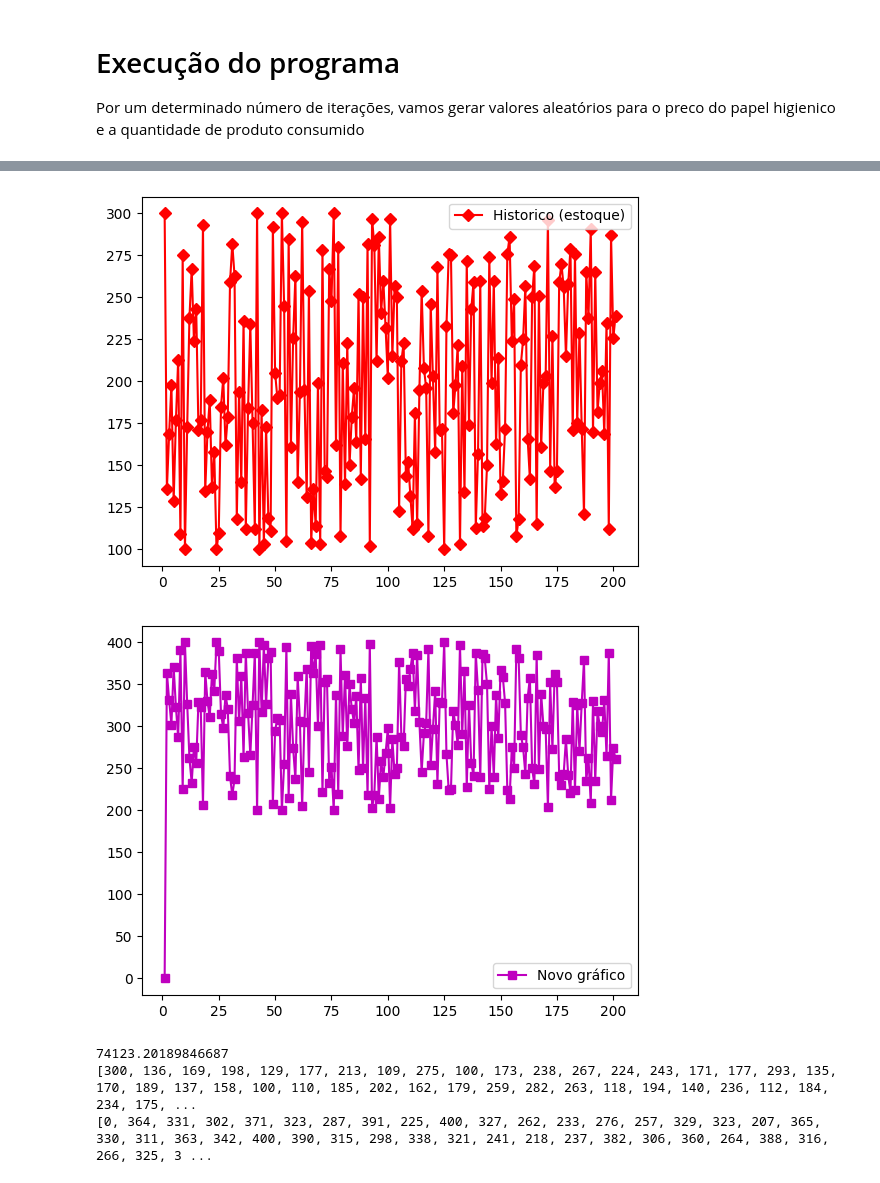
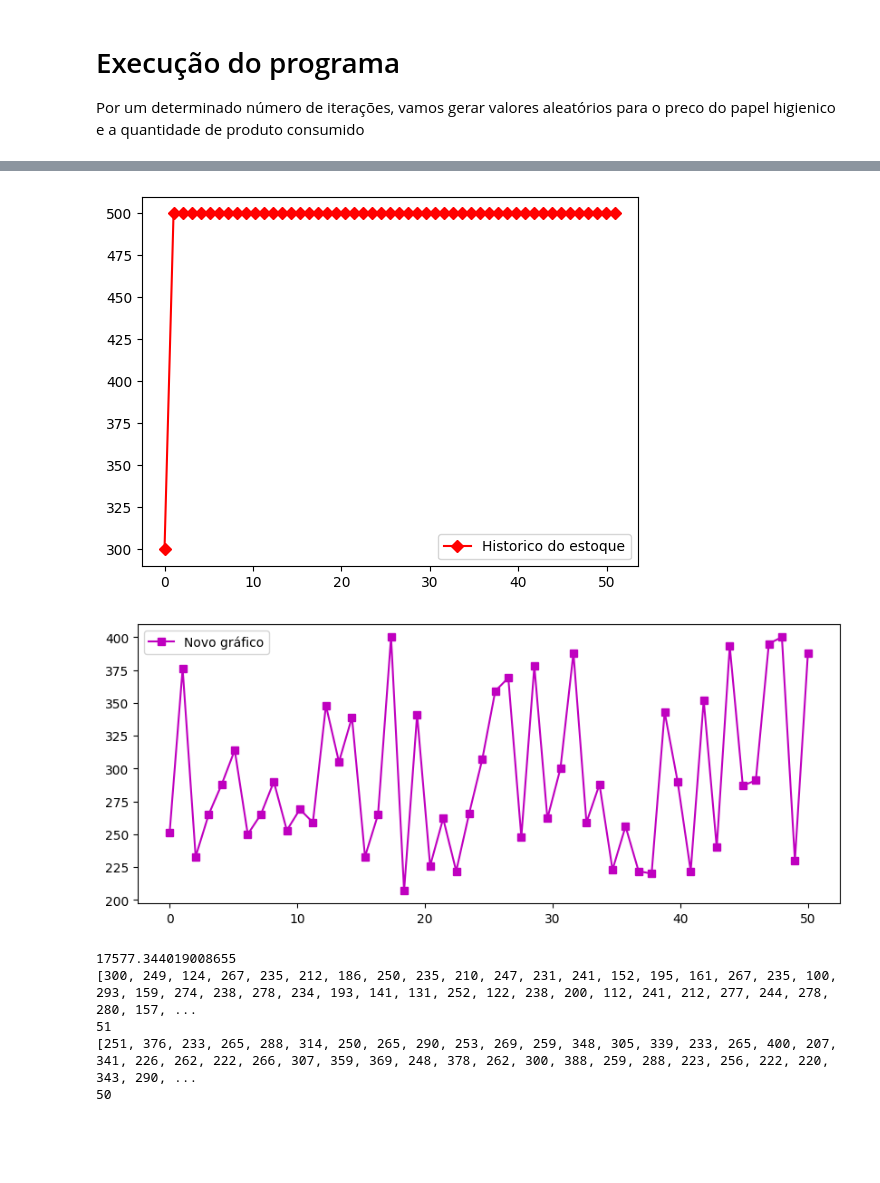
Before and after one commit to gusthcf/ia-ufop, a Jupyter notebook: Apresentacao-disciplina/Agentes-implementacao.ipynb, the cells around one changed output, grey strips where cells are left out. Drawn from its saved outputs; the diff is of its cells as text; code cells hidden in the pictures; blank space fills up the shorter version.

```diff
--- a/Apresentacao-disciplina/Agentes-implementacao.ipynb
+++ b/Apresentacao-disciplina/Agentes-implementacao.ipynb
@@ -33,8 +33,9 @@ class Ambiente():
     self.estoque=300 # Valor do estoque inicial
     self.historico_preco=[1.25]
     self.historico_estoque=[self.estoque]
-    self.historico_qtde_comprados=[0]
-    self.historico_consumo=[0]
+    self.historico_estoque_pos_compra=[self.estoque]
+    self.historico_qtde_comprados=[]
+    self.historico_consumo=[]
 
   def percebe_preco_atual(self):
     return self.historico_preco[len(self.historico_preco)-1]
@@ -49,6 +50,7 @@ class Ambiente():
        Essas informacoes serao utilizadas pelo agente para decidir a compra ou nao de produtos
     '''
     # Consumo realizado (valores gerados aleatoriamente)
+    self.historico_estoque_pos_compra.append(self.historico_estoque[len(self.historico_estoque)-1]+dic_acoes["comprar"])
     qtde_consumidos = randint(200,400) # recebe aleatoriamente valores entre 200 e 400 [start, end] - Intervalo fechado
     estoque_atual = self.historico_estoque[len(self.historico_estoque)-1] - qtde_consumidos + dic_acoes["comprar"]
     self.historico_estoque.append(estoque_atual)
@@ -91,8 +93,10 @@ class Agente():
       '''
       if self.estoque <= 0:
         break
-      elif self.estoque <= 500:
+      elif self.preco_atual <= (self.media * 0.8) or self.estoque <= 401:
         compra = 500 - self.estoque
+        if compra > 400:
+          compra = 400
       else:
         compra= 0
 
@@ -108,9 +112,12 @@ class Agente():
 # %%
 class Imprime():
   def imprime_resultado(agente):
-    historico_dias = np.linspace(1, agente.num_dias, agente.num_dias)
+    historico_dias = np.linspace(0, agente.num_dias-1, agente.num_dias-1)
+    historico_dias_estoque = np.linspace(0, agente.num_dias, agente.num_dias) # o estoque precisa ter 1 dia a mais
+
 
     # Primeira impressão: historico do preco
+    agente.ambiente.historico_preco.pop() # removendo o ultimo preco da lista, ja que ele nao vai ser utilizado
     plt.plot(historico_dias, agente.ambiente.historico_preco, 'bo-', label='Historico (preço)')
     plt.legend()
     plt.show()
@@ -123,18 +130,21 @@ class Imprime():
     plt.show()
 
     # Terceira impressão: historico do estoque
-    plt.plot(historico_dias, agente.ambiente.historico_estoque, 'rD-', label='Historico (estoque)')
+    plt.plot(historico_dias_estoque, agente.ambiente.historico_estoque_pos_compra, 'rD-', label='Historico do estoque')
     plt.legend()
     plt.show()
 
     # quarta impressão: historico do consumo
+    plt.figure(figsize=(10, 4))
     plt.plot(historico_dias,agente.ambiente.historico_consumo , 'ms-', label='Novo gráfico')
     plt.legend()
     plt.show()
 
     print(agente.total_gasto)
     print(agente.ambiente.historico_estoque)
+    print(len(agente.ambiente.historico_estoque))
     print(agente.ambiente.historico_consumo)
+    print(len(agente.ambiente.historico_consumo))
 # %% [markdown]
 # Execução do programa
 
@@ -142,7 +152,7 @@ Por um determinado número de iterações, vamos gerar valores aleatórios para
 # %%
 ambiente_atuacao = Ambiente()
 smart_house = Agente(ambiente_atuacao)
-smart_house.executa_agente(20)
+smart_house.executa_agente(50)
 
 
 Imprime.imprime_resultado(smart_house)
@@ -152,5 +162,7 @@ Imprime.imprime_resultado(smart_house)
-[figure, old version]
+[figure, new version]
-[figure, old version]
+[figure, new version]
-74123.20189846687
-[300, 136, 169, 198, 129, 177, 213, 109, 275, 100, 173, 238, 267, 224, 243, 171, 177, 293, 135, 170, 189, 137, 158, 100, 110, 185, 202, 162, 179, 259, 282, 263, 118, 194, 140, 236, 112, 184, 234, 175, ...
-[0, 364, 331, 302, 371, 323, 287, 391, 225, 400, 327, 262, 233, 276, 257, 329, 323, 207, 365, 330, 311, 363, 342, 400, 390, 315, 298, 338, 321, 241, 218, 237, 382, 306, 360, 264, 388, 316, 266, 325, 3 ...
+17577.344019008655
+[300, 249, 124, 267, 235, 212, 186, 250, 235, 210, 247, 231, 241, 152, 195, 161, 267, 235, 100, 293, 159, 274, 238, 278, 234, 193, 141, 131, 252, 122, 238, 200, 112, 241, 212, 277, 244, 278, 280, 157, ...
+51
+[251, 376, 233, 265, 288, 314, 250, 265, 290, 253, 269, 259, 348, 305, 339, 233, 265, 400, 207, 341, 226, 262, 222, 266, 307, 359, 369, 248, 378, 262, 300, 388, 259, 288, 223, 256, 222, 220, 343, 290, ...
+50
```
Also changed, not shown: parts of 1 cell of this notebook.
